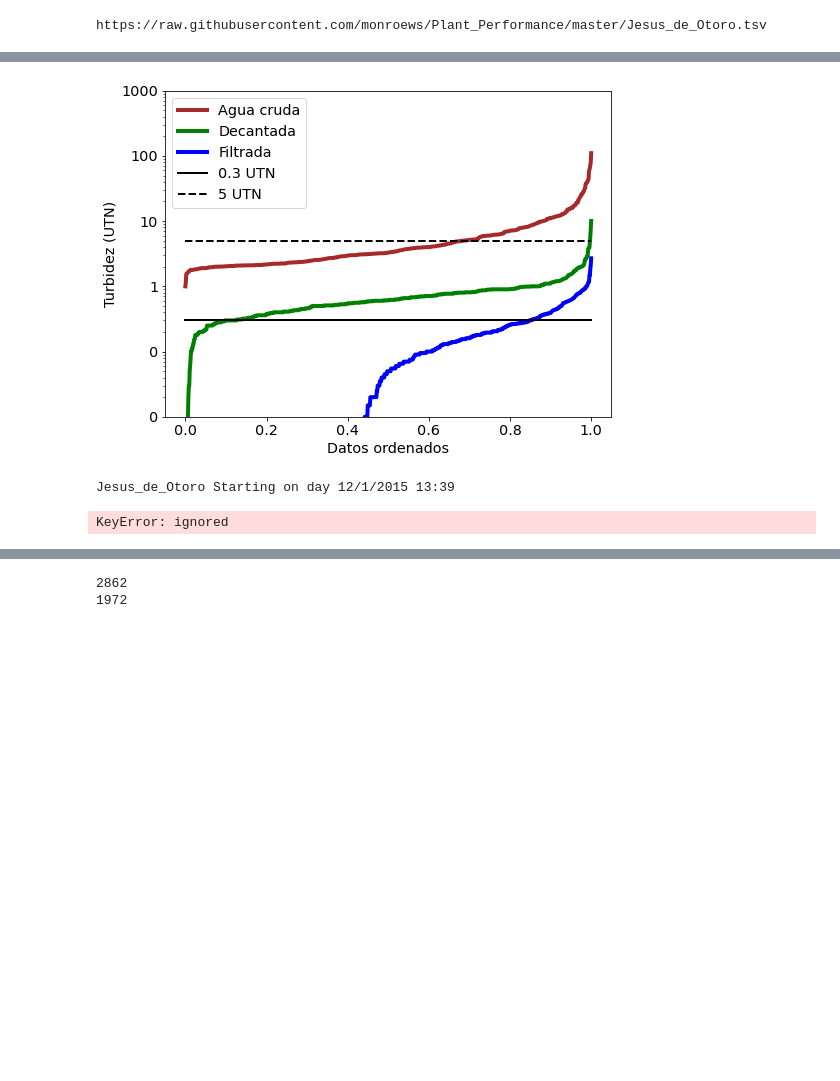
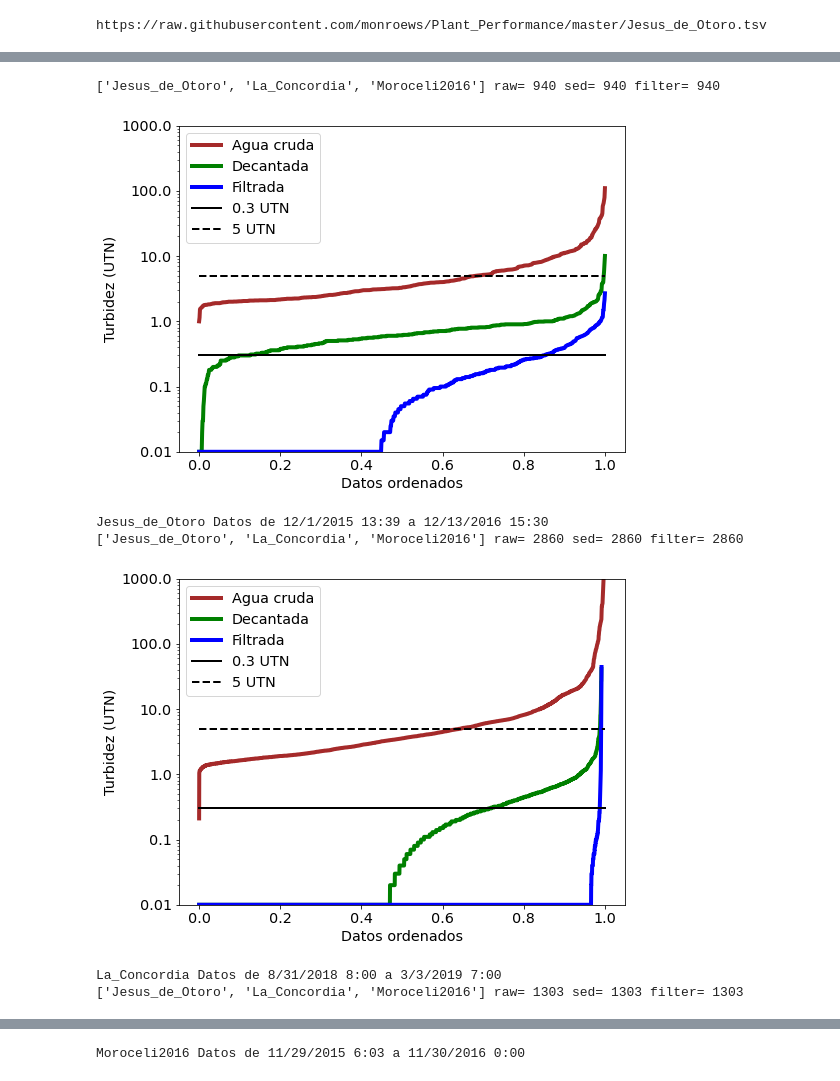
Before and after one commit to monroews/Plant_Performance, a Jupyter notebook: Plant_Performance.ipynb, the cells around one changed output, grey strips where cells are left out. Saved outputs shown, nothing was run; the diff lists cells and outputs as text; code cells hidden in the pictures; blank space fills up the shorter version.

```diff
--- a/Plant_Performance.ipynb
+++ b/Plant_Performance.ipynb
@@ -58,7 +34,7 @@ pddata = [pd.read_csv(basepath+i+'.tsv',sep='\t') for i in plants]
 # %% [output]
 https://raw.githubusercontent.com/monroews/Plant_Performance/master/Jesus_de_Otoro.tsv
 # %%
-i = 3
-print(plants[i])
-pddata[i].head(3)
+for i in range(0,3):
+  print(plants[i])
+  print(pddata[i].head(3))
 # %% [output]
@@ -76,34 +68,39 @@ plt.rcParams.update(params)
 # %%
 for i in range(len(plants)):
   raw = np.sort(pddata[i]['raw (NTU)']) * u.NTU
+  for j in range(len(raw)):
+    raw[j]=max(raw[j],0.01*u.NTU)
   sed = np.sort(pddata[i]['sed (NTU)']) * u.NTU
+  for j in range(len(sed)):
+    sed[j]=max(sed[j],0.01*u.NTU)
   filter = np.sort(pddata[i]['filter (NTU)']) * u.NTU
-  time = pddata[i]['time']
+  for j in range(len(filter)):
+    filter[j]=max(filter[j],0.01*u.NTU)
+  time = np.array(pddata[i]['time'])
   count = raw.shape[0]
   rank = np.linspace(0,1,count,endpoint=True)
+  print(plants,'raw=',raw.shape[0], 'sed=',sed.shape[0], 'filter=',filter.shape[0])
 
 
   plt.plot(rank,raw,linewidth=4, color='brown')
   plt.plot(rank,sed,linewidth=4, color='green')
   plt.plot(rank,filter,linewidth=4, color='blue')
   plt.plot([0,1],[0.3,0.3],linewidth=2, color='black')
   plt.plot([0,1],[5,5],linewidth=2, color='black', linestyle='dashed')
-  ax = plt.gca()
-  ax.set_ylabel('Turbidez (UTN)')
-  ax.set_xlabel('Datos ordenados')
-  ax.set_yscale('log')
-  ax.set_ylim(ymin=0.01,ymax=1000)
-  ax.legend(['Agua cruda','Decantada','Filtrada','0.3 UTN','5 UTN'])
-
-  mticker = ticker.ScalarFormatter(useOffset=False)
-  mticker.set_powerlimits((0.01, 4))
-
-  ax.yaxis.set_major_formatter(mticker)
-  #ax.yaxis.set_minor_formatter(mticker)
-
+  plt.ylabel('Turbidez (UTN)')
+  plt.xlabel('Datos ordenados')
+  plt.yscale('log')
+  plt.ylim(ymin=0.01,ymax=1000)
+  plt.legend(['Agua cruda','Decantada','Filtrada','0.3 UTN','5 UTN'])
+  plt.gca().yaxis.set_major_formatter(ticker.ScalarFormatter())
+  plt.gca().yaxis.set_major_formatter(ticker.StrMethodFormatter("{x}"))
   plt.show()
-  print(plants[i],'Starting on day',time[0])
+  print(plants[i],'Datos de',time[0], 'a', time[-1])
 # %% [output]
+['Jesus_de_Otoro', 'La_Concordia', 'Moroceli2016'] raw= 940 sed= 940 filter= 940
-[figure, old version]
+[figure, new version]
-Jesus_de_Otoro Starting on day 12/1/2015 13:39
-KeyError: ignored
+Jesus_de_Otoro Datos de 12/1/2015 13:39 a 12/13/2016 15:30
+['Jesus_de_Otoro', 'La_Concordia', 'Moroceli2016'] raw= 2860 sed= 2860 filter= 2860
+[figure, added]
+La_Concordia Datos de 8/31/2018 8:00 a 3/3/2019 7:00
+['Jesus_de_Otoro', 'La_Concordia', 'Moroceli2016'] raw= 1303 sed= 1303 filter= 1303
@@ -110,17 +108 @@ KeyError: ignored
+Moroceli2016 Datos de 11/29/2015 6:03 a 11/30/2016 0:00
-# %%
-Cd_raw = np.sort(Concordia_data['UTM Entrada']) * u.NTU
-Cd_sed = np.sort(Concordia_data['UTM Sed']) * u.NTU
-Cd_filter = np.sort(Concordia_data['UTM Filtro ']) * u.NTU
-Cd_count = Cd_raw.shape[0]
-print(Cd_count)
-Cd_rank = np.linspace(0,1,Cd_count,endpoint=True)
-
-SR_raw = np.sort(SanRafael_data[' Entrada']) * u.NTU
-SR_sed = np.sort(SanRafael_data['SEDI']) * u.NTU
-SR_filter = np.sort(SanRafael_data[' Filtro # 1']) * u.NTU
-SR_count = SR_raw.shape[0]
-print(SR_count)
-SR_rank = np.linspace(0,1,SR_count,endpoint=True)
-# %% [output]
-2862
-1972
```
Also changed, not shown: parts of 7 cells of this notebook, 2 other files.
